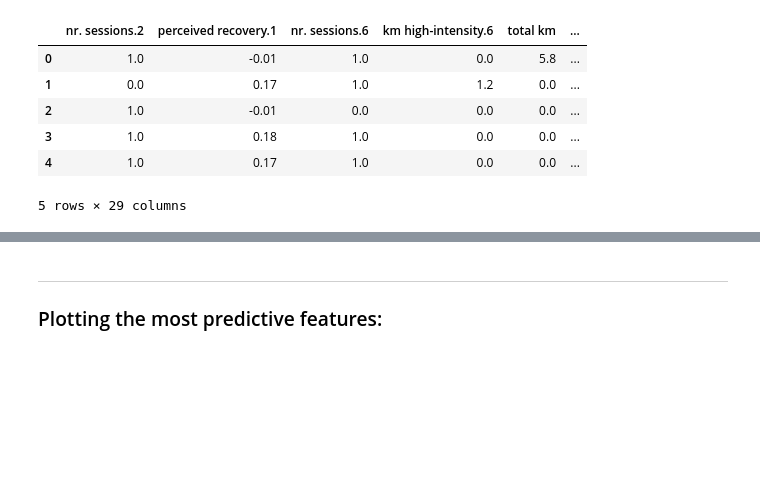
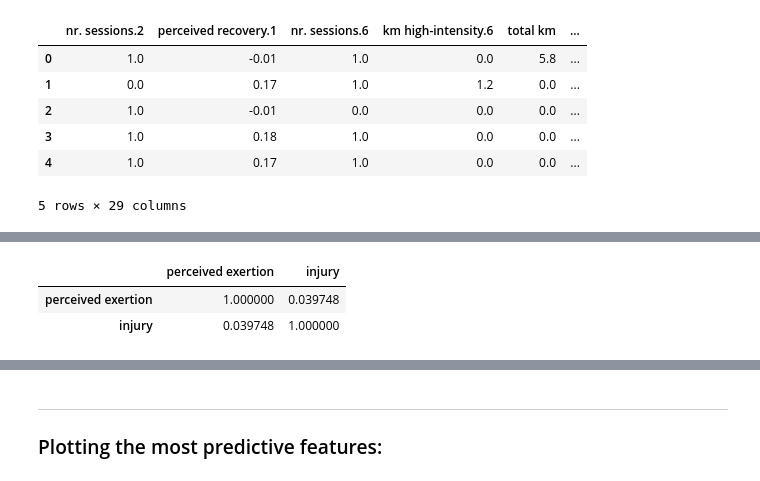
Before and after one commit to ryn8raun248/TrainingTrainers, a Jupyter notebook: final_project_notebook.ipynb, the cells around one changed output, grey strips where cells are left out. Drawn from its saved outputs; the diff is of its cells as text; code cells hidden in the pictures; blank space fills up the shorter version.

```diff
--- a/final_project_notebook.ipynb
+++ b/final_project_notebook.ipynb
@@ -183,0 +187,6 @@ sig_features.head()
+# %%
+day_data[['perceived exertion', 'injury']].astype('float64').corr()
+# %% [output]
+|  | perceived exertion | injury |
+| perceived exertion | 1.000000 | 0.039748 |
+| injury | 0.039748 | 1.000000 |
```
Also changed, not shown: parts of 3 cells of this notebook.
